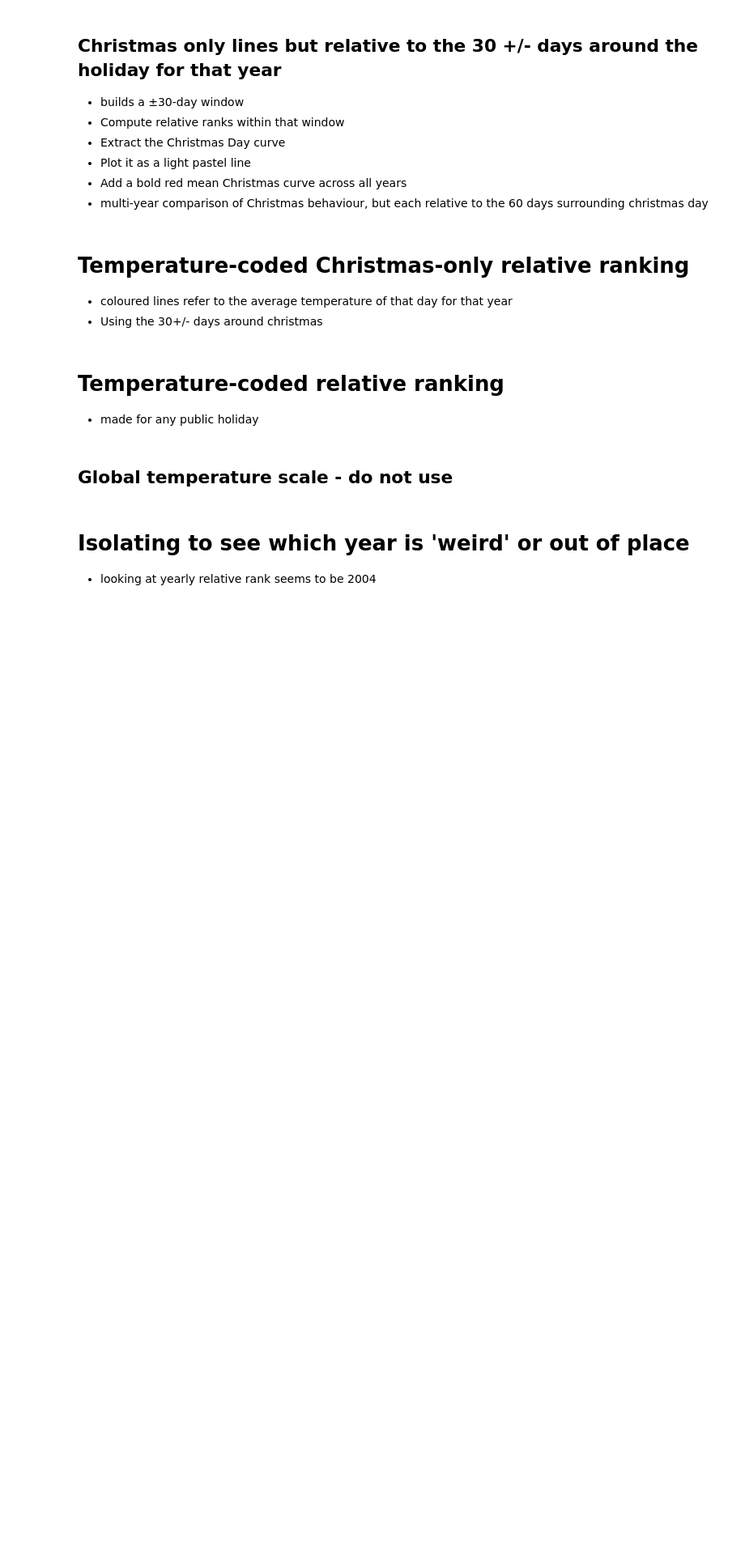
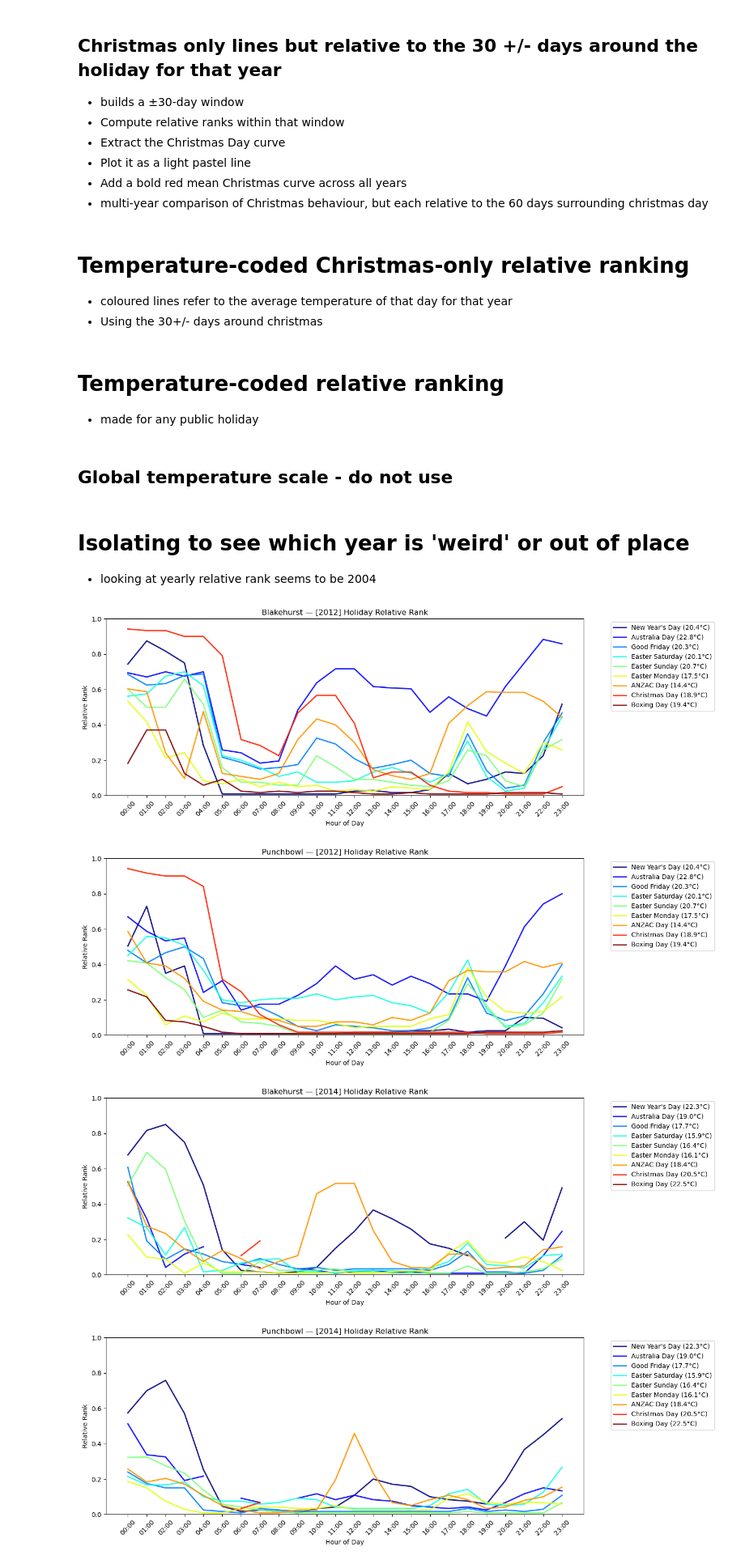
Before and after one commit to 21centuryweather/aus_substation_electricity, a Jupyter notebook: pia_notebooks/NSW_data/relative_ranking.ipynb, the cells around one changed output. Shown at 81% size. Drawn from its saved outputs; the diff is of its cells as text; code cells hidden in the pictures; blank space fills up the shorter version.

Commit message:
Relative Ranking more individual years

```diff
--- a/pia_notebooks/NSW_data/relative_ranking.ipynb
+++ b/pia_notebooks/NSW_data/relative_ranking.ipynb
@@ -802,20 +824,65 @@ def spaghetti_plot_for_station(
 # %%
 spaghetti_plot_for_station(
     demand=demand,
     obs=obs,
     info=info,
-    station="MEADO",
-    years=[2004],
+    station="BLAKE",
+    years=[2012],
     holiday_lib=HOLIDAYS_VIC,
     window_days=60
 )
 
 spaghetti_plot_for_station(
     demand=demand,
     obs=obs,
     info=info,
-    station="MOSMA",
-    years=[2004],
+    station="PUNCH",
+    years=[2012],
     holiday_lib=HOLIDAYS_VIC,
     window_days=60
 )
+
+spaghetti_plot_for_station(
+    demand=demand,
+    obs=obs,
+    info=info,
+    station="BLAKE",
+    years=[2014],
+    holiday_lib=HOLIDAYS_VIC,
+    window_days=60
+)
+
+spaghetti_plot_for_station(
+    demand=demand,
+    obs=obs,
+    info=info,
+    station="PUNCH",
+    years=[2014],
+    holiday_lib=HOLIDAYS_VIC,
+    window_days=60
+)
+
+spaghetti_plot_for_station(
+    demand=demand,
+    obs=obs,
+    info=info,
+    station="BLAKE",
+    years=[2017],
+    holiday_lib=HOLIDAYS_VIC,
+    window_days=60
+)
+
+spaghetti_plot_for_station(
+    demand=demand,
+    obs=obs,
+    info=info,
+    station="PUNCH",
+    years=[2017],
+    holiday_lib=HOLIDAYS_VIC,
+    window_days=60
+)
+# %% [output]
+[figure, added]
+[figure, added]
+[figure, added]
+[figure, added]
```
Also changed, not shown: parts of 5 cells of this notebook.
